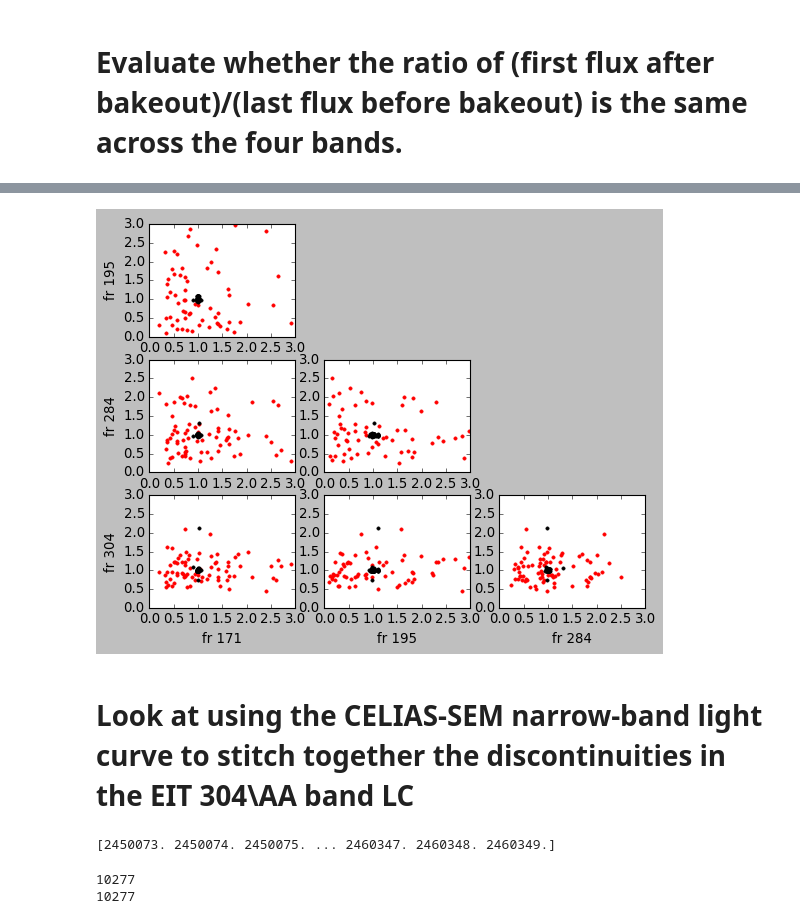
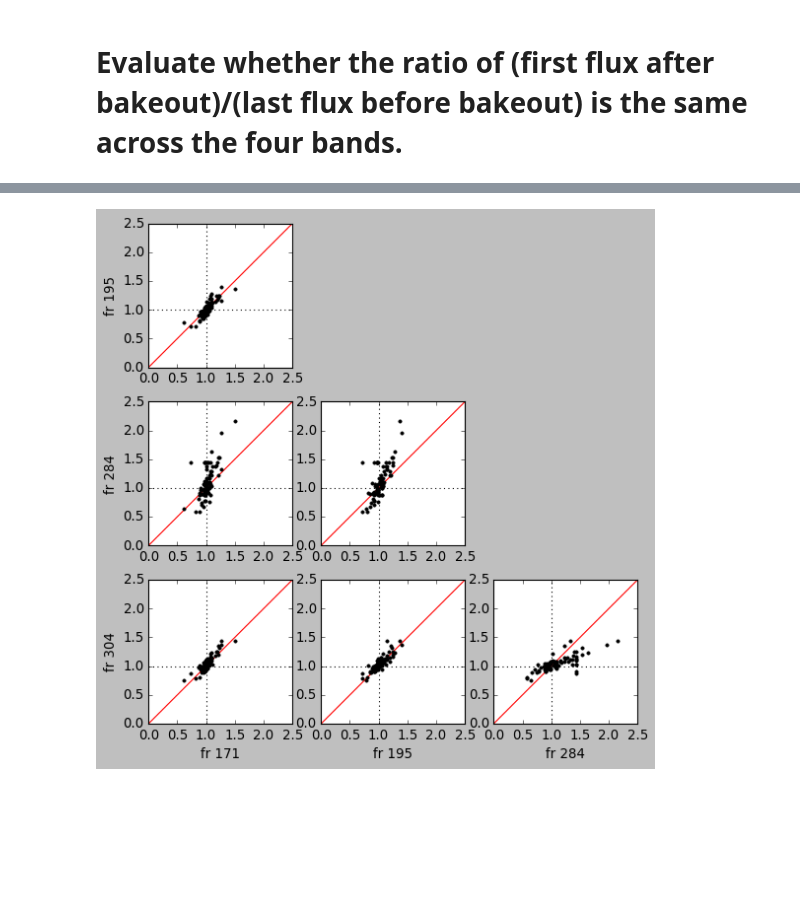
Before and after one commit to esandford/archivalSOHO, a Jupyter notebook: data/EITbakeoutDiscontinuities.ipynb, the cells around one changed output, grey strips where cells are left out. Saved outputs shown, nothing was run; the diff lists cells and outputs as text; code cells hidden in the pictures; blank space fills up the shorter version.

Commit message:
first big commit in a while, oops

```diff
--- a/data/EITbakeoutDiscontinuities.ipynb
+++ b/data/EITbakeoutDiscontinuities.ipynb
@@ -274,42 +289,51 @@ for i in range(4):
+# %%
+#flux ratios
+fr171 = np.zeros(80)
+fr195 = np.zeros(80)
+fr284 = np.zeros(80)
+fr304 = np.zeros(80)
+
+for j in range(80):
+    first,last,fr304_j = bakeoutFluxRatio(t304, f304, bakeoutStart = heaterOn[j]['jd'],bakeoutEnd=heaterOff[j]['jd'])
+    fr304[j] = fr304_j
+    first,last,fr284_j = bakeoutFluxRatio(t284, f284, bakeoutStart = heaterOn[j]['jd'],bakeoutEnd=heaterOff[j]['jd'])
+    fr284[j] = fr284_j
+    first,last,fr195_j = bakeoutFluxRatio(t195, f195, bakeoutStart = heaterOn[j]['jd'],bakeoutEnd=heaterOff[j]['jd'])
+    fr195[j] = fr195_j
+    first,last,fr171_j = bakeoutFluxRatio(t171, f171, bakeoutStart = heaterOn[j]['jd'],bakeoutEnd=heaterOff[j]['jd'])
+    fr171[j] = fr171_j
 # %%
-fig, axes = plt.subplots(3,3)
-
-axes[0,0].plot(random_fr171,random_fr195,'r.',zorder=1)
-axes[1,0].plot(random_fr171,random_fr284,'r.',zorder=1)
-axes[2,0].plot(random_fr171,random_fr304,'r.',zorder=1)
-
-axes[1,1].plot(random_fr195,random_fr284,'r.',zorder=1)
-axes[2,1].plot(random_fr195,random_fr304,'r.',zorder=1)
-
-axes[2,2].plot(random_fr284,random_fr304,'r.',zorder=1)
+fig, axes = plt.subplots(3,3,figsize=(8,8))
 
 axes[0,0].plot(fr171,fr195,'k.',zorder=2)
 axes[1,0].plot(fr171,fr284,'k.',zorder=2)
 axes[2,0].plot(fr171,fr304,'k.',zorder=2)
 
 axes[1,1].plot(fr195,fr284,'k.',zorder=2)
 axes[2,1].plot(fr195,fr304,'k.',zorder=2)
 
 axes[2,2].plot(fr284,fr304,'k.',zorder=2)
 
 axes[2,0].set_xlabel("fr 171")
 axes[0,0].set_ylabel("fr 195")
 
 axes[1,0].set_ylabel("fr 284")
 axes[2,0].set_ylabel("fr 304")
 
 axes[2,1].set_xlabel("fr 195")
 axes[2,2].set_xlabel("fr 284")
 
 for ax in [axes[0,1],axes[0,2],axes[1,2]]:
     ax.axis("off")
 
-for ax in np.ravel(axes):
-    ax.set_xlim(0,3)
-    ax.set_ylim(0,3)
+for ax in [axes[0,0],axes[1,0],axes[1,1],axes[2,0],axes[2,1],axes[2,2]]:
+    ax.set_xlim(0,2.5)
+    ax.set_ylim(0,2.5)
+    ax.plot(np.linspace(0,2.5,10),np.linspace(0,2.5,10),'r-',zorder=1)
+    ax.axhline(1.0,ls=":",color='k',zorder=1)
+    ax.axvline(1.0,ls=":",color='k',zorder=1)
+    ax.set_aspect("equal")
 
 plt.show()
 # %% [output]
-[figure, old version]
+[figure, new version]
-# %% [markdown]
-# Look at using the CELIAS-SEM narrow-band light curve to stitch together the discontinuities in the EIT 304\AA band LC
@@ -328,4 +339,0 @@ SEMmed = np.median(SEM[:,1][~np.isnan(SEM[:,1])])
-# %%
-print(SEM[:,0])
-# %% [output]
-[2450073. 2450074. 2450075. ... 2460347. 2460348. 2460349.]
@@ -343,6 +339,0 @@ binned_EIT_304, bin_edges, binnumber = binned_statistic(ts[m304], fs[m304]/fluxn
-# %%
-print(len(binned_EIT_304))
-print(len(SEM[:,0]))
-# %% [output]
-10277
-10277
```
Also changed, not shown: parts of 19 cells of this notebook, 44 other files.
